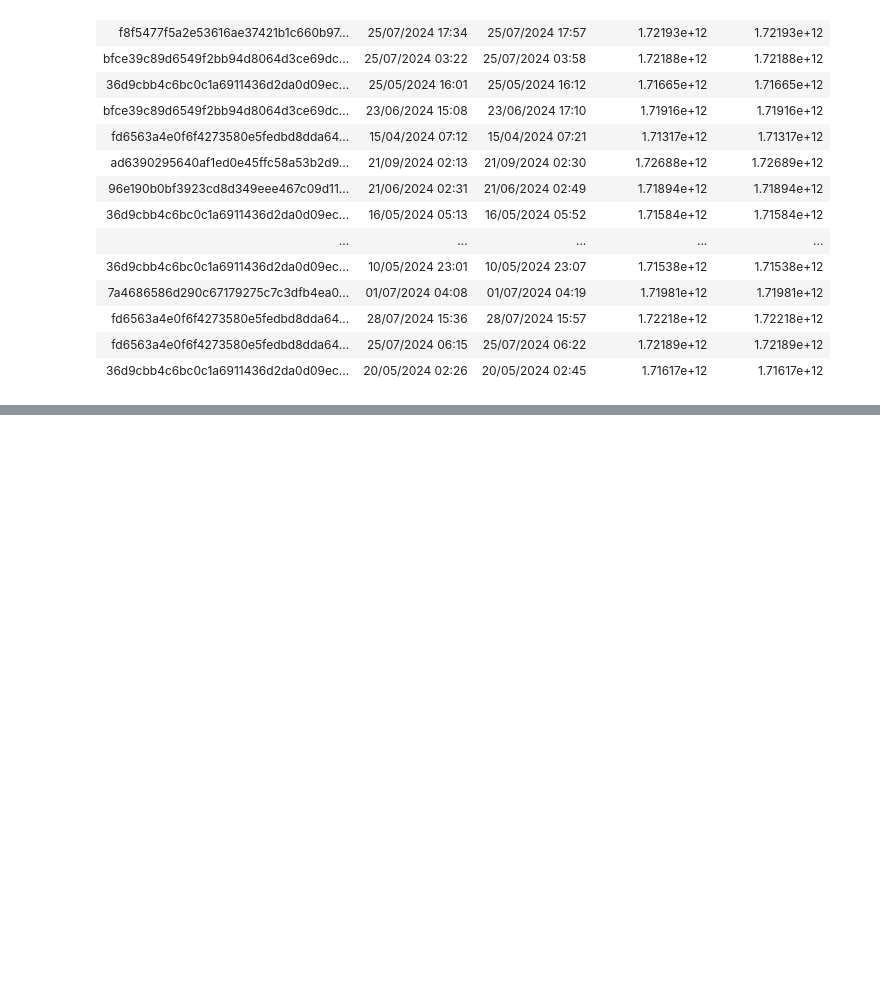
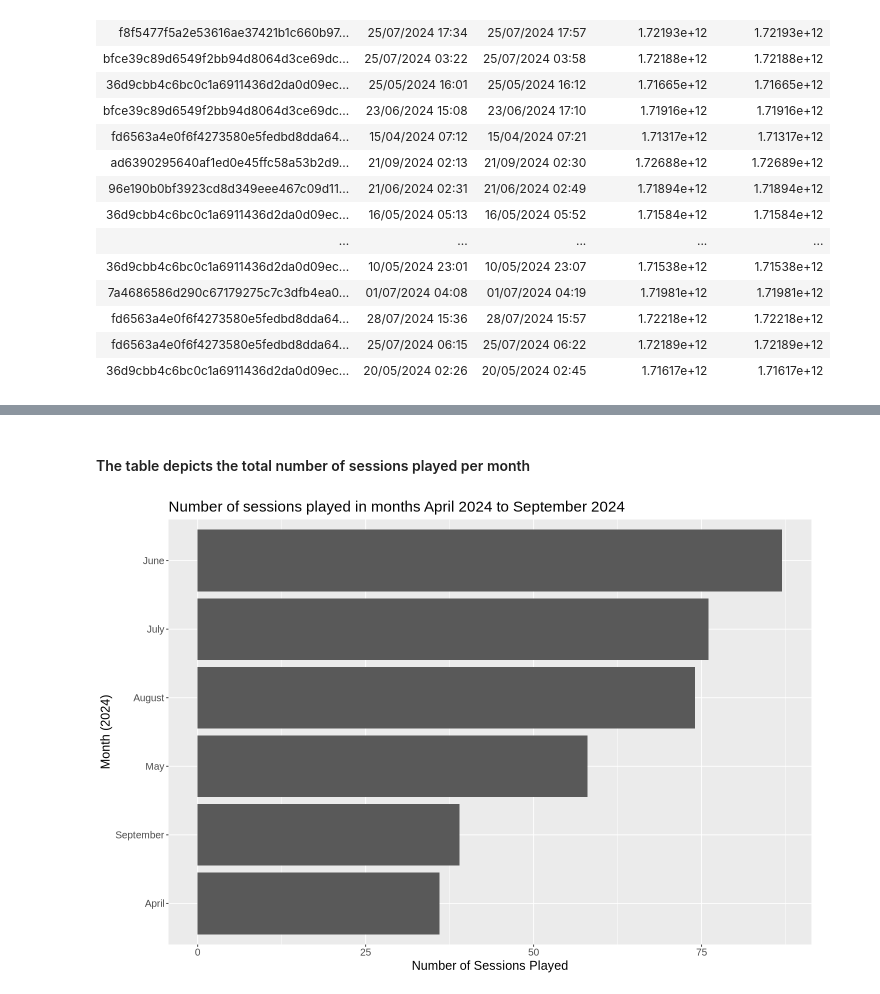
Before and after one commit to klam42/project, a Jupyter notebook: Project.ipynb, the cells around one changed output, grey strips where cells are left out. Cells and saved outputs as stored; diff of their text form; code cells hidden in the pictures; blank space fills up the shorter version.

```diff
--- a/Project.ipynb
+++ b/Project.ipynb
@@ -142,0 +222,15 @@ monthly_sessions
+# %% [markdown]
+#### The table depicts the total number of sessions played per month
+# %%
+options(repr.plot.width = 12, repr.plot.height = 8)
+
+monthly_sessions <- sessions_per_month |> #Graphs the number of sessions per month
+    ggplot(aes(x = count, y = fct_reorder(month, count))) +
+    geom_bar(stat = "identity") +
+    labs(x = "Number of Sessions Played", y = "Month (2024)") +
+    ggtitle("Number of sessions played in months April 2024 to September 2024 ") +
+    theme(text = element_text(size = 15))
+
+monthly_sessions
+# %% [output]
+[figure, added]
```
Also changed, not shown: parts of 16 cells of this notebook.
